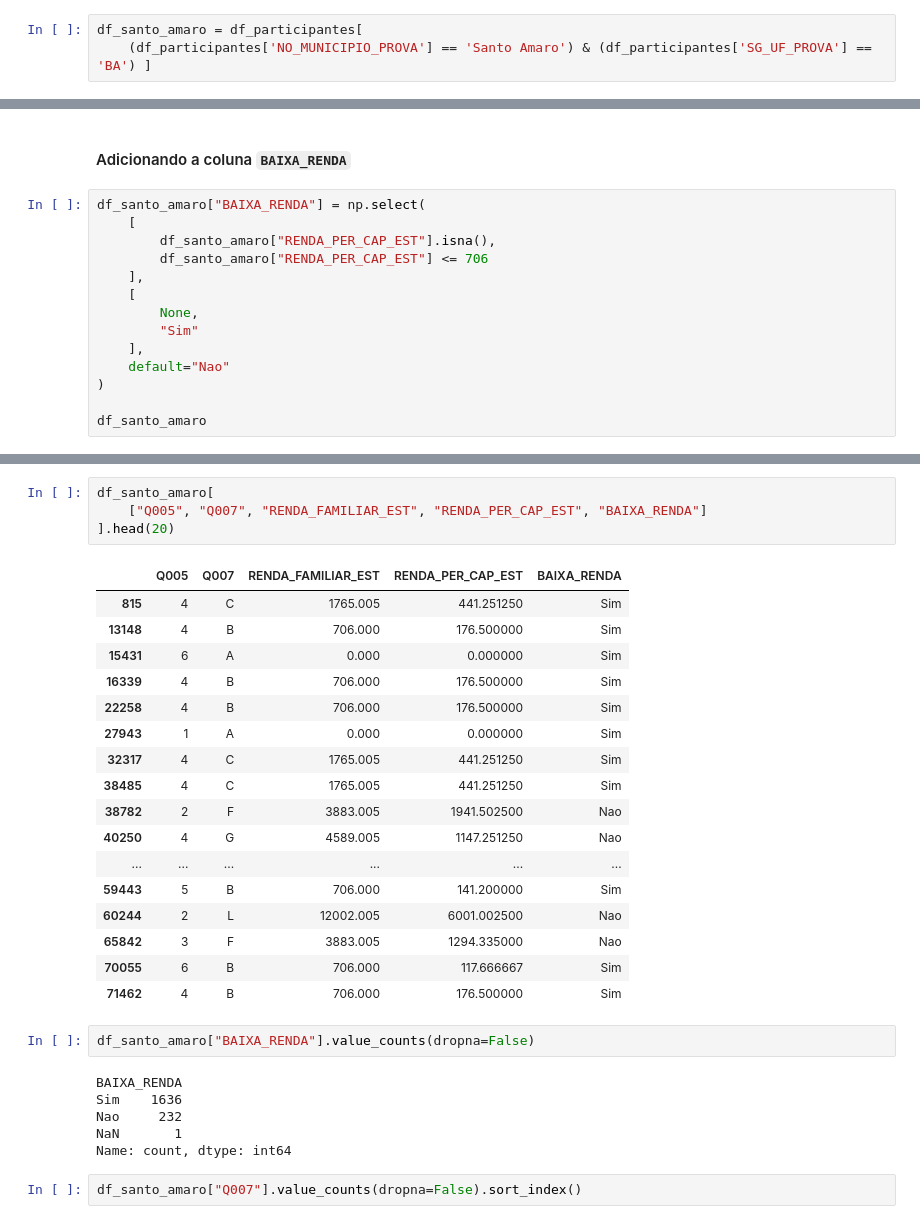
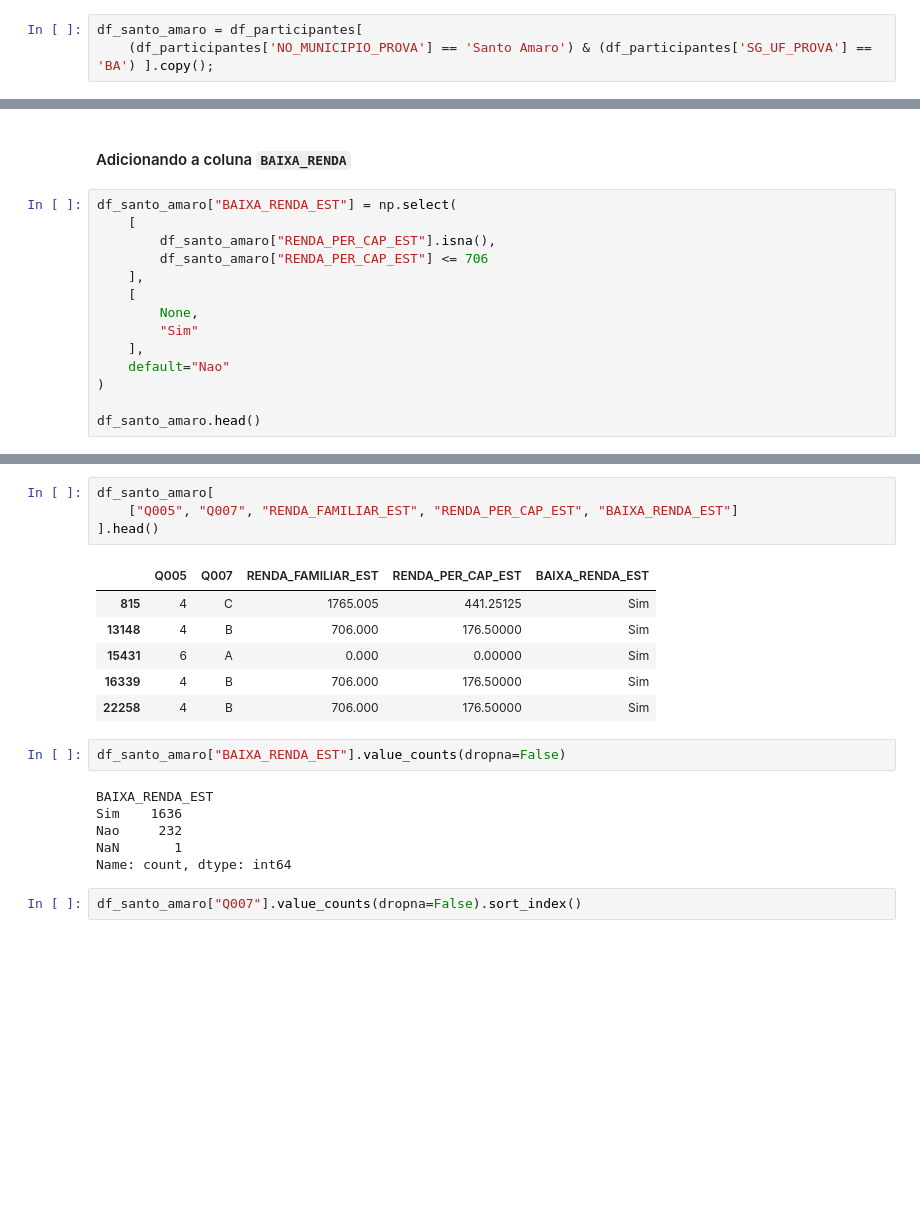
Before and after one commit to alexsilva75/analise_microdados_enem, a Jupyter notebook: analise_2024.ipynb, the cells around one changed output, grey strips where cells are left out. Drawn from its saved outputs; the diff is of its cells as text; blank space fills up the shorter version.

Commit message:
Análise Santo Amaro Finalizada

```diff
--- a/analise_2024.ipynb
+++ b/analise_2024.ipynb
@@ -215,5 +215,5 @@ Length: 1, dtype: str
 ## Recuperando os Participantes de Santo Amaro - BA
 # %%
 df_santo_amaro = df_participantes[
-    (df_participantes['NO_MUNICIPIO_PROVA'] == 'Santo Amaro') & (df_participantes['SG_UF_PROVA'] == 'BA') ]
+    (df_participantes['NO_MUNICIPIO_PROVA'] == 'Santo Amaro') & (df_participantes['SG_UF_PROVA'] == 'BA') ].copy();
 # %%
@@ -334,7 +316,7 @@ df_santo_amaro
 # %% [markdown]
 #### Adicionando a coluna `BAIXA_RENDA`
 # %%
-df_santo_amaro["BAIXA_RENDA"] = np.select(
+df_santo_amaro["BAIXA_RENDA_EST"] = np.select(
     [
         df_santo_amaro["RENDA_PER_CAP_EST"].isna(),
         df_santo_amaro["RENDA_PER_CAP_EST"] <= 706
@@ -346,7 +328,7 @@ df_santo_amaro["BAIXA_RENDA"] = np.select(
     default="Nao"
 )
 
-df_santo_amaro
+df_santo_amaro.head()
 # %% [output]
 |  | NU_INSCRICAO | NU_ANO | TP_FAIXA_ETARIA | TP_SEXO | TP_ESTADO_CIVIL | TP_COR_RACA | TP_NACIONALIDADE | ... |
 | 815 | 210062065403 | 2024 | 2 | F | 1 | 2 | 1 | ... |
@@ -367,30 +342,19 @@ df_santo_amaro[df_santo_amaro["BAIXA_RENDA"] == None]
 |  | NU_INSCRICAO | NU_ANO | TP_FAIXA_ETARIA | TP_SEXO | TP_ESTADO_CIVIL | TP_COR_RACA | TP_NACIONALIDADE | ... |
 # %%
 df_santo_amaro[
-    ["Q005", "Q007", "RENDA_FAMILIAR_EST", "RENDA_PER_CAP_EST", "BAIXA_RENDA"]
-].head(20)
+    ["Q005", "Q007", "RENDA_FAMILIAR_EST", "RENDA_PER_CAP_EST", "BAIXA_RENDA_EST"]
+].head()
 # %% [output]
-|  | Q005 | Q007 | RENDA_FAMILIAR_EST | RENDA_PER_CAP_EST | BAIXA_RENDA |
-| 815 | 4 | C | 1765.005 | 441.251250 | Sim |
-| 13148 | 4 | B | 706.000 | 176.500000 | Sim |
-| 15431 | 6 | A | 0.000 | 0.000000 | Sim |
-| 16339 | 4 | B | 706.000 | 176.500000 | Sim |
-| 22258 | 4 | B | 706.000 | 176.500000 | Sim |
-| 27943 | 1 | A | 0.000 | 0.000000 | Sim |
-| 32317 | 4 | C | 1765.005 | 441.251250 | Sim |
-| 38485 | 4 | C | 1765.005 | 441.251250 | Sim |
-| 38782 | 2 | F | 3883.005 | 1941.502500 | Nao |
-| 40250 | 4 | G | 4589.005 | 1147.251250 | Nao |
-| ... | ... | ... | ... | ... | ... |
-| 59443 | 5 | B | 706.000 | 141.200000 | Sim |
-| 60244 | 2 | L | 12002.005 | 6001.002500 | Nao |
-| 65842 | 3 | F | 3883.005 | 1294.335000 | Nao |
-| 70055 | 6 | B | 706.000 | 117.666667 | Sim |
-| 71462 | 4 | B | 706.000 | 176.500000 | Sim |
+|  | Q005 | Q007 | RENDA_FAMILIAR_EST | RENDA_PER_CAP_EST | BAIXA_RENDA_EST |
+| 815 | 4 | C | 1765.005 | 441.25125 | Sim |
+| 13148 | 4 | B | 706.000 | 176.50000 | Sim |
+| 15431 | 6 | A | 0.000 | 0.00000 | Sim |
+| 16339 | 4 | B | 706.000 | 176.50000 | Sim |
+| 22258 | 4 | B | 706.000 | 176.50000 | Sim |
 # %%
-df_santo_amaro["BAIXA_RENDA"].value_counts(dropna=False)
+df_santo_amaro["BAIXA_RENDA_EST"].value_counts(dropna=False)
 # %% [output]
-BAIXA_RENDA
+BAIXA_RENDA_EST
 Sim    1636
 Nao     232
 NaN       1
```
Also changed, not shown: parts of 43 cells of this notebook.
